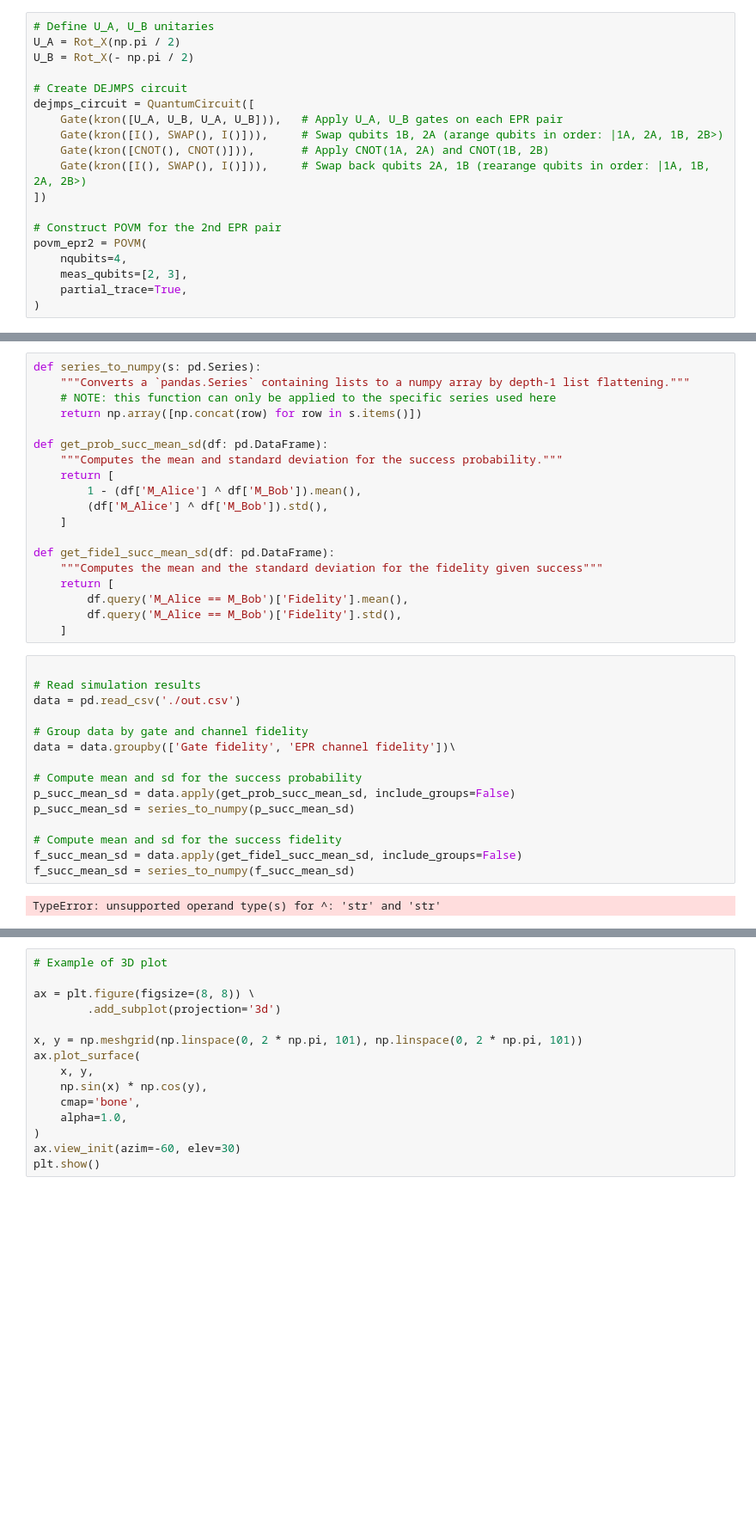
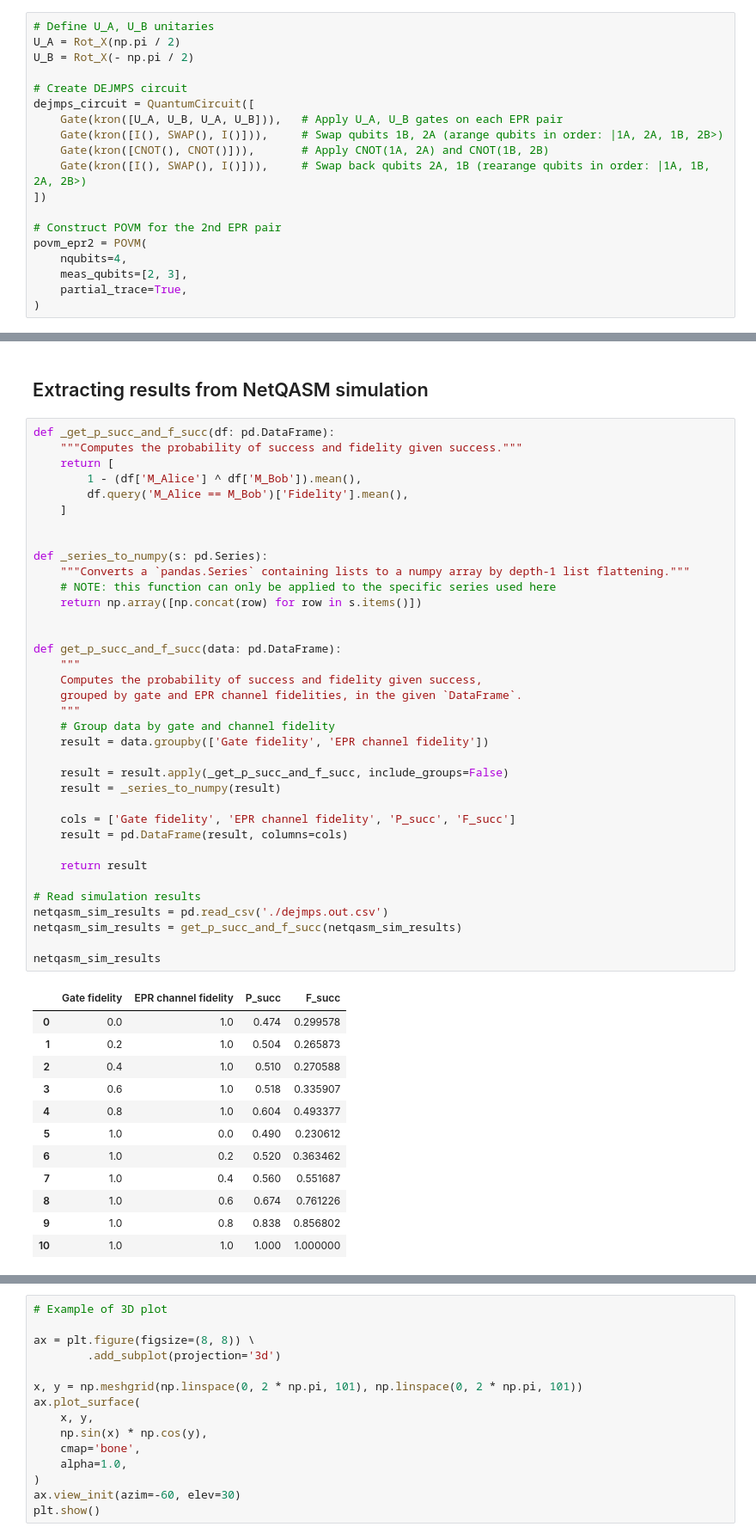
Before and after one commit to iDragos1234/CS4090, a Jupyter notebook: project/dejmps/dejmps_simulation.ipynb, the cells around one changed output, grey strips where cells are left out. Shown at 86% size. Cells and saved outputs as stored; diff of their text form; blank space fills up the shorter version.

```diff
--- a/project/dejmps/dejmps_simulation.ipynb
+++ b/project/dejmps/dejmps_simulation.ipynb
@@ -72,36 +78,51 @@ array([[0.        , 0.5       , 0.25      ],
-# %%
-def series_to_numpy(s: pd.Series):
-    """Converts a `pandas.Series` containing lists to a numpy array by depth-1 list flattening."""
-    # NOTE: this function can only be applied to the specific series used here
-    return np.array([np.concat(row) for row in s.items()])
-
-def get_prob_succ_mean_sd(df: pd.DataFrame):
-    """Computes the mean and standard deviation for the success probability."""
-    return [
-        1 - (df['M_Alice'] ^ df['M_Bob']).mean(),
-        (df['M_Alice'] ^ df['M_Bob']).std(),
-    ]
-
-def get_fidel_succ_mean_sd(df: pd.DataFrame):
-    """Computes the mean and the standard deviation for the fidelity given success"""
-    return [
-        df.query('M_Alice == M_Bob')['Fidelity'].mean(),
-        df.query('M_Alice == M_Bob')['Fidelity'].std(),
-    ]
+# %% [markdown]
+## Extracting results from NetQASM simulation
 # %%
+def _get_p_succ_and_f_succ(df: pd.DataFrame):
+    """Computes the probability of success and fidelity given success."""
+    return [
+        1 - (df['M_Alice'] ^ df['M_Bob']).mean(),
+        df.query('M_Alice == M_Bob')['Fidelity'].mean(),
+    ]
+
+
+def _series_to_numpy(s: pd.Series):
+    """Converts a `pandas.Series` containing lists to a numpy array by depth-1 list flattening."""
+    # NOTE: this function can only be applied to the specific series used here
+    return np.array([np.concat(row) for row in s.items()])
+
+
+def get_p_succ_and_f_succ(data: pd.DataFrame):
+    """
+    Computes the probability of success and fidelity given success,
+    grouped by gate and EPR channel fidelities, in the given `DataFrame`.
+    """
+    # Group data by gate and channel fidelity
+    result = data.groupby(['Gate fidelity', 'EPR channel fidelity'])
+
+    result = result.apply(_get_p_succ_and_f_succ, include_groups=False)
+    result = _series_to_numpy(result)
+
+    cols = ['Gate fidelity', 'EPR channel fidelity', 'P_succ', 'F_succ']
+    result = pd.DataFrame(result, columns=cols)
+
+    return result
 
 # Read simulation results
-data = pd.read_csv('./out.csv')
+netqasm_sim_results = pd.read_csv('./dejmps.out.csv')
+netqasm_sim_results = get_p_succ_and_f_succ(netqasm_sim_results)
 
-# Group data by gate and channel fidelity
-data = data.groupby(['Gate fidelity', 'EPR channel fidelity'])\
-
-# Compute mean and sd for the success probability
-p_succ_mean_sd = data.apply(get_prob_succ_mean_sd, include_groups=False)
-p_succ_mean_sd = series_to_numpy(p_succ_mean_sd)
-
-# Compute mean and sd for the success fidelity
-f_succ_mean_sd = data.apply(get_fidel_succ_mean_sd, include_groups=False)
-f_succ_mean_sd = series_to_numpy(f_succ_mean_sd)
+netqasm_sim_results
 # %% [output]
-TypeError: unsupported operand type(s) for ^: 'str' and 'str'
+|  | Gate fidelity | EPR channel fidelity | P_succ | F_succ |
+| 0 | 0.0 | 1.0 | 0.474 | 0.299578 |
+| 1 | 0.2 | 1.0 | 0.504 | 0.265873 |
+| 2 | 0.4 | 1.0 | 0.510 | 0.270588 |
+| 3 | 0.6 | 1.0 | 0.518 | 0.335907 |
+| 4 | 0.8 | 1.0 | 0.604 | 0.493377 |
+| 5 | 1.0 | 0.0 | 0.490 | 0.230612 |
+| 6 | 1.0 | 0.2 | 0.520 | 0.363462 |
+| 7 | 1.0 | 0.4 | 0.560 | 0.551687 |
+| 8 | 1.0 | 0.6 | 0.674 | 0.761226 |
+| 9 | 1.0 | 0.8 | 0.838 | 0.856802 |
+| 10 | 1.0 | 1.0 | 1.000 | 1.000000 |
```
Also changed, not shown: parts of 8 cells of this notebook, 5 other files.
